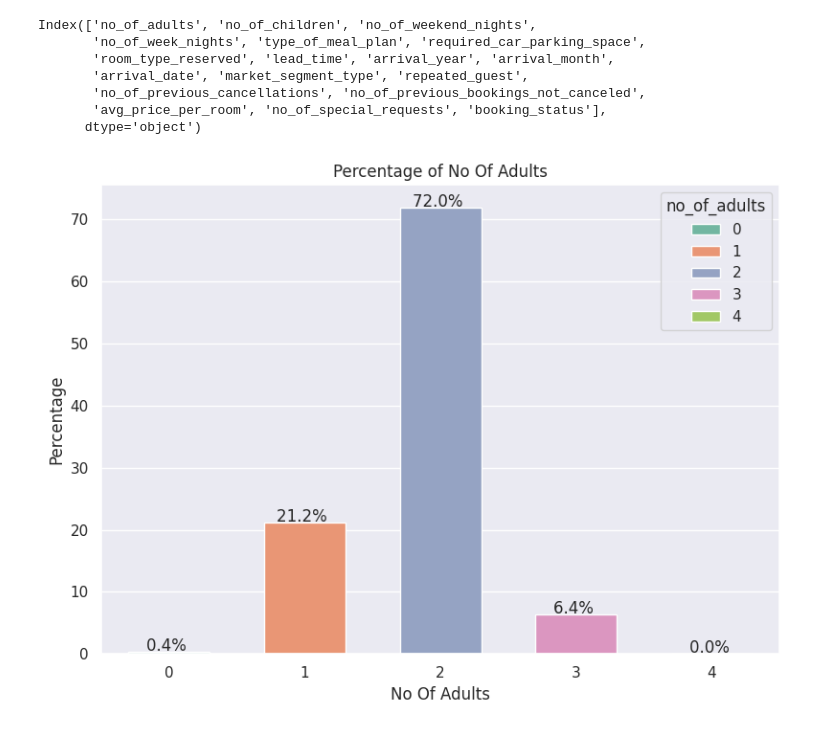
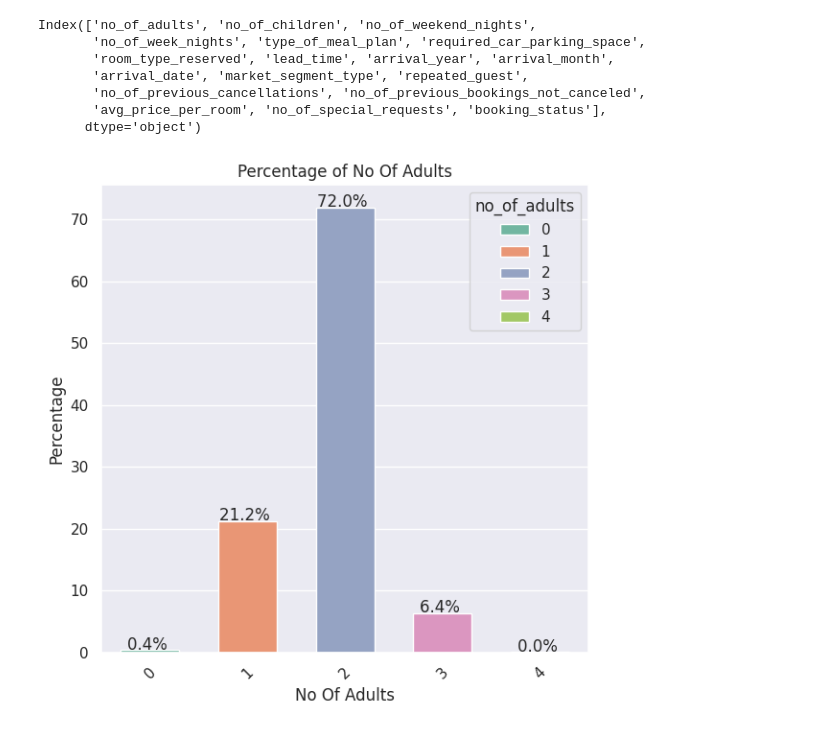
Before and after one commit to Rajesh2015/inn-hotels-bookings, a Jupyter notebook: inn_hotel_bookings_solution.ipynb, the cells around one changed output. Saved outputs shown, nothing was run; the diff lists cells and outputs as text; code cells hidden in the pictures.

```diff
--- a/inn_hotel_bookings_solution.ipynb
+++ b/inn_hotel_bookings_solution.ipynb
@@ -73,9 +73,8 @@ inn_hotel_df=pd.read_csv(f'{path}/INNHotelsGroup.csv')
 # copying data to another variable to avoid any changes to original data
 df = inn_hotel_df.copy()
 # %%
-colors = sns.color_palette('Set2')  # Get Set2 color palette for future use
-palette = sns.color_palette("viridis", 24)
-
+pellete='Set2'
+colors = sns.color_palette(pellete)  # Get Set2 color palette for future use
 sns.set(style="darkgrid") # Set grid style
 # %% [markdown]
 ## **Data Overview**
@@ -251,7 +250,7 @@ df.drop('Booking_ID',axis=1,inplace=True)
 # %% [markdown]
 ### Utils
 # %%
-def plot_bar_chart_percentage(df, column_name, xlabel, colors, figsize=(8, 6), bar_width=0.6):
+def plot_bar_chart_percentage(df, column_name, xlabel, pellete, bar_width=0.6):
     """
     Plots the percentage distribution of a specified categorical column in a DataFrame.
 
@@ -265,12 +264,12 @@ def plot_bar_chart_percentage(df, column_name, xlabel, colors, figsize=(8, 6), b
     # Calculate the percentage of each category in the specified column
     percentages = df[column_name].value_counts(normalize=True)*100
     percentages = percentages.reset_index().rename(columns={ column_name: column_name, 'proportion': 'percent'}).sort_values(by='percent', ascending=False)
-
+    n=df[column_name].nunique()
     # Increase figure size for better readability
-    plt.figure(figsize=figsize)
+    plt.figure(figsize=(n+1,6))
 
     # Plot the bar plot with reduced bar width
-    ax=sns.barplot(x=column_name, y='percent', data=percentages, palette=colors,hue=column_name, width=bar_width)
+    ax=sns.barplot(x=column_name, y='percent', data=percentages, palette=pellete,hue=column_name, width=bar_width)
 
     # Annotate the plot with the count values
     annotate_chart(plt, ax)
@@ -279,6 +278,7 @@ def plot_bar_chart_percentage(df, column_name, xlabel, colors, figsize=(8, 6), b
     plt.ylabel('Percentage')
     plt.xlabel(xlabel)
     plt.title(f'Percentage of {xlabel}')
+    plt.xticks(rotation=45)
 
     # Show the plot
     plt.tight_layout()  # Adjust layout to prevent overlapping
@@ -530,7 +530,7 @@ Index(['no_of_adults', 'no_of_children', 'no_of_weekend_nights',
       dtype='object')
 # %%
 # Percentage Of no of adults in bookings
-plot_bar_chart_percentage(df=df, column_name='no_of_adults',xlabel='No Of Adults', colors=colors[:5])
+plot_bar_chart_percentage(df=df, column_name='no_of_adults',xlabel='No Of Adults',pellete=pellete)
 # %% [output]
-[figure, old version]
+[figure, new version]
 # %%
```
Also changed, not shown: parts of 5 cells of this notebook.
